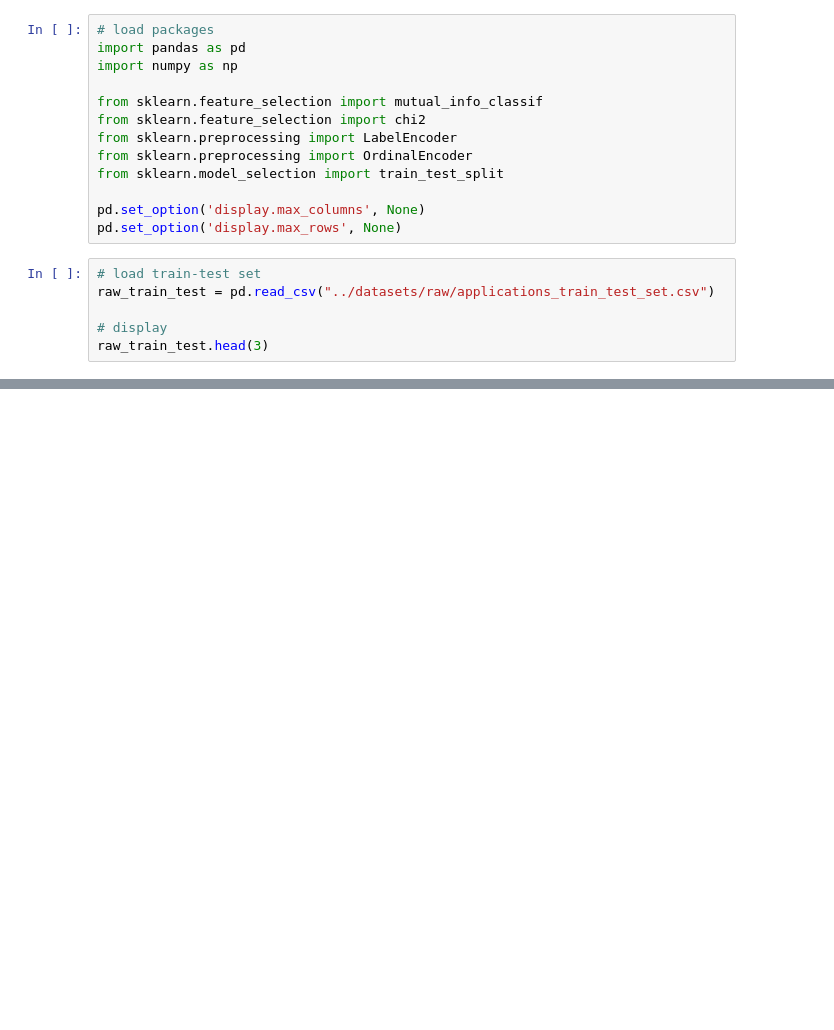
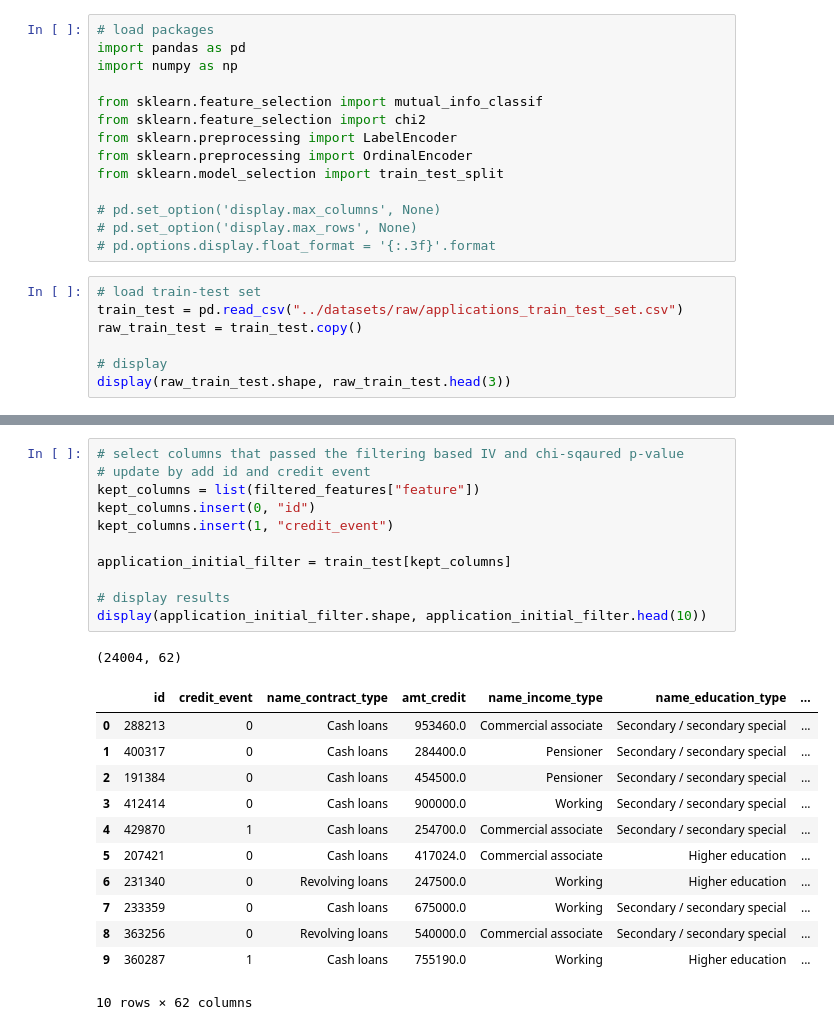
Before and after one commit to datawithalvin/credit-scoring-advance, a Jupyter notebook: notebooks/01-feature-filtering.ipynb, the cells around one changed output, grey strips where cells are left out. Drawn from its saved outputs; the diff is of its cells as text; blank space fills up the shorter version.

```diff
--- a/notebooks/01-feature-filtering.ipynb
+++ b/notebooks/01-feature-filtering.ipynb
@@ -9,12 +13,14 @@ from sklearn.preprocessing import LabelEncoder
 from sklearn.preprocessing import OrdinalEncoder
 from sklearn.model_selection import train_test_split
 
-pd.set_option('display.max_columns', None)
-pd.set_option('display.max_rows', None)
+# pd.set_option('display.max_columns', None)
+# pd.set_option('display.max_rows', None)
+# pd.options.display.float_format = '{:.3f}'.format
 # %%
 # load train-test set
-raw_train_test = pd.read_csv("../datasets/raw/applications_train_test_set.csv")
+train_test = pd.read_csv("../datasets/raw/applications_train_test_set.csv")
+raw_train_test = train_test.copy()
 
 # display
-raw_train_test.head(3)
+display(raw_train_test.shape, raw_train_test.head(3))
 # %% [output]
@@ -68,0 +192,25 @@ for i, feature in enumerate(features):
+# %%
+# select columns that passed the filtering based IV and chi-sqaured p-value
+# update by add id and credit event
+kept_columns = list(filtered_features["feature"])
+kept_columns.insert(0, "id")
+kept_columns.insert(1, "credit_event")
+
+application_initial_filter = train_test[kept_columns]
+
+# display results
+display(application_initial_filter.shape, application_initial_filter.head(10))
+# %% [output]
+(24004, 62)
+|  | id | credit_event | name_contract_type | amt_credit | name_income_type | name_education_type | ... |
+| 0 | 288213 | 0 | Cash loans | 953460.0 | Commercial associate | Secondary / secondary special | ... |
+| 1 | 400317 | 0 | Cash loans | 284400.0 | Pensioner | Secondary / secondary special | ... |
+| 2 | 191384 | 0 | Cash loans | 454500.0 | Pensioner | Secondary / secondary special | ... |
+| 3 | 412414 | 0 | Cash loans | 900000.0 | Working | Secondary / secondary special | ... |
+| 4 | 429870 | 1 | Cash loans | 254700.0 | Commercial associate | Secondary / secondary special | ... |
+| 5 | 207421 | 0 | Cash loans | 417024.0 | Commercial associate | Higher education | ... |
+| 6 | 231340 | 0 | Revolving loans | 247500.0 | Working | Higher education | ... |
+| 7 | 233359 | 0 | Cash loans | 675000.0 | Working | Secondary / secondary special | ... |
+| 8 | 363256 | 0 | Revolving loans | 540000.0 | Commercial associate | Secondary / secondary special | ... |
+| 9 | 360287 | 1 | Cash loans | 755190.0 | Working | Higher education | ... |
+10 rows × 62 columns
```
Also changed, not shown: parts of 19 cells of this notebook, 2 other files.
